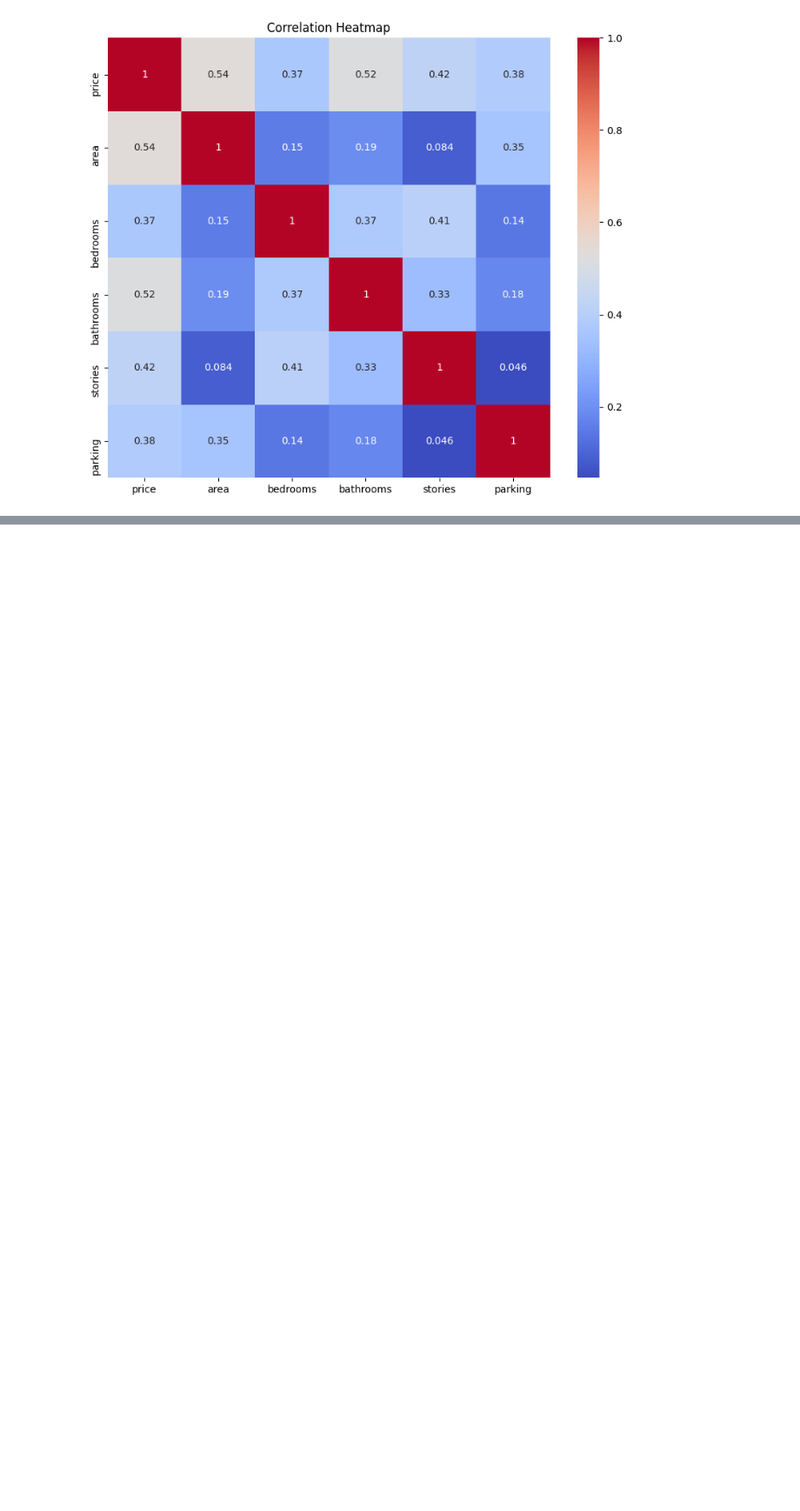
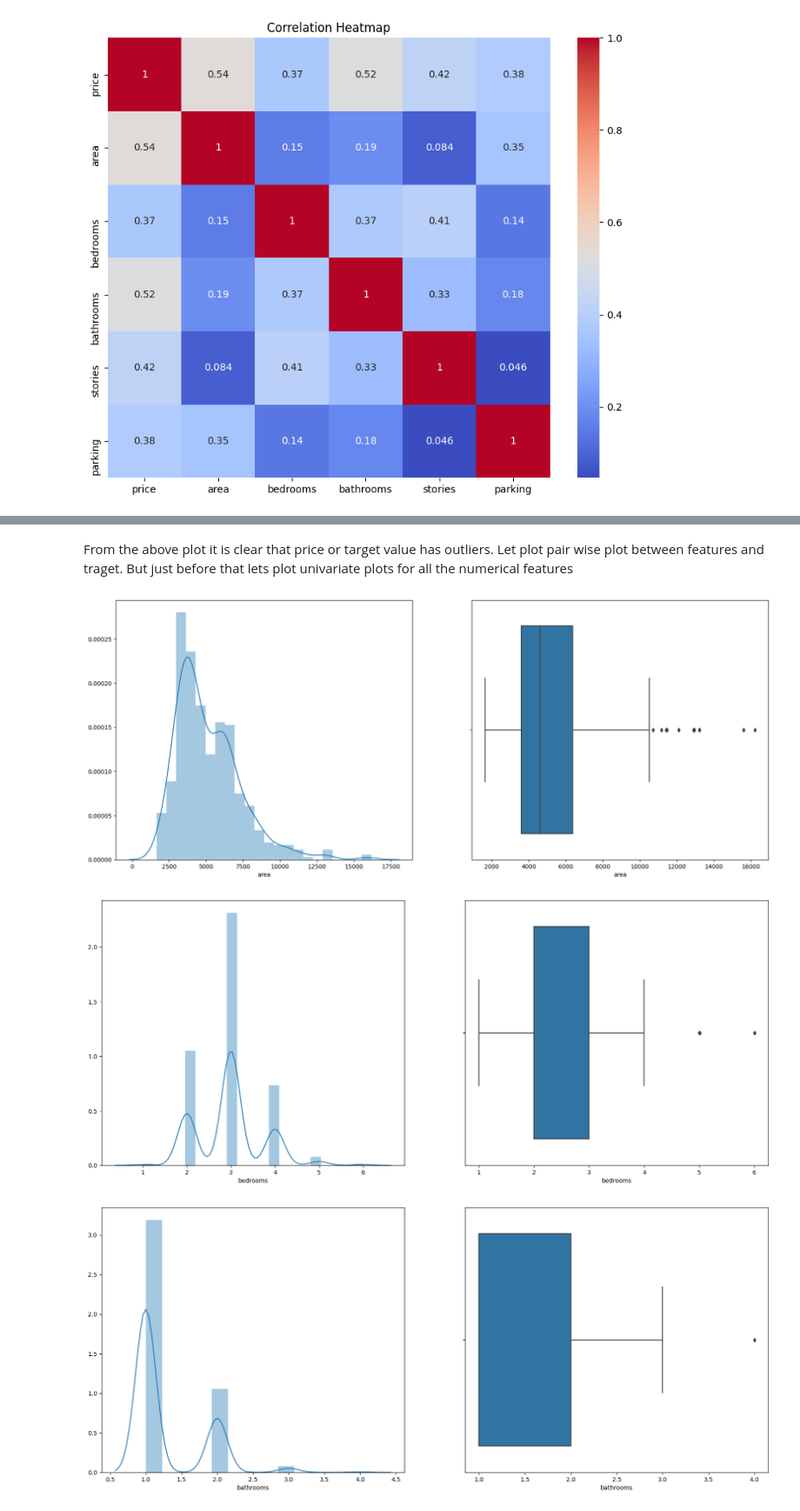
Before and after one commit to pathak08-abhishek01/house_price_e2e, a Jupyter notebook: notebook/eda.ipynb, the cells around one changed output, grey strips where cells are left out. Shown at 87% size. Cells and saved outputs as stored; diff of their text form; code cells hidden in the pictures; blank space fills up the shorter version.

```diff
--- a/notebook/eda.ipynb
+++ b/notebook/eda.ipynb
@@ -70,0 +80,8 @@ Name: furnishingstatus, dtype: int64
+# %%
+# Lets find the number of unique features
+# Find the number of unique features
+unique_counts = df.nunique()
+
+# Print the unique counts for each feature
+for feature, count in unique_counts.items():
+    print(f"{feature}: {count}")
@@ -91,0 +153,19 @@ df.describe()
+# %% [markdown]
+From the above plot it is clear that price or target value has outliers. Let plot pair wise plot between features and traget. But just before that lets plot univariate plots for all the numerical features
+# %%
+# list of numerical features
+numerical_features = [feature for feature in df.columns if df[feature].dtypes != 'O']
+
+
+for feature in numerical_features:
+    if 'price' not in feature:
+        plt.figure(figsize=(20,8))
+        plt.subplot(1,2,1)
+        sns.distplot(df[feature])
+        plt.subplot(1,2,2)
+        sns.boxplot(df[feature])
+        plt.show()
+# %% [output]
+[figure, added]
+[figure, added]
+[figure, added]
```
Also changed, not shown: parts of 19 cells of this notebook, 3 other files.
